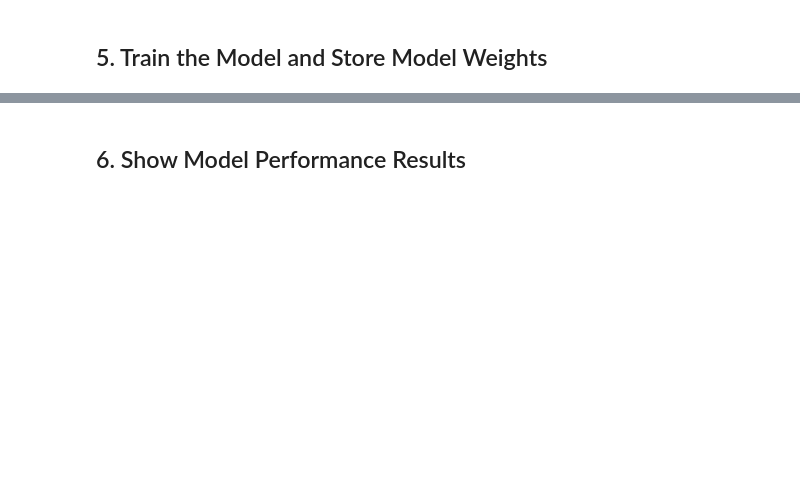
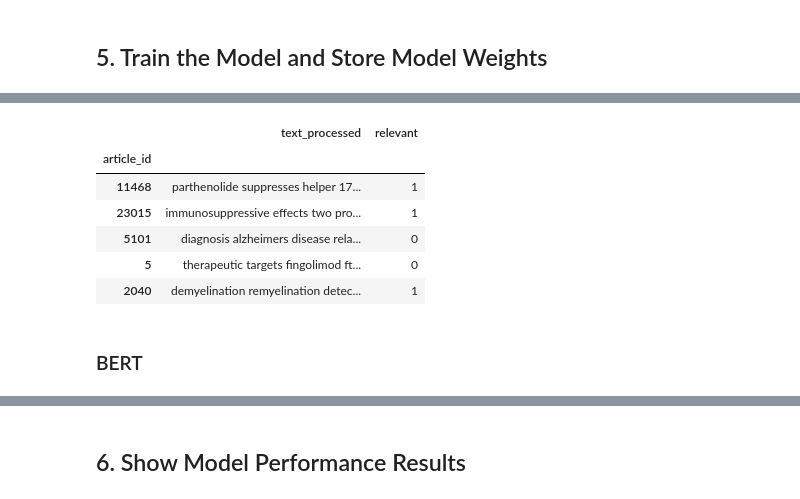
Before and after one commit to franciscogomes1999/GregoryAIxNovaSBE, a Jupyter notebook: notebooks_to_run/training_model.ipynb, the cells around one changed output, grey strips where cells are left out. Cells and saved outputs as stored; diff of their text form; code cells hidden in the pictures; blank space fills up the shorter version.

```diff
--- a/notebooks_to_run/training_model.ipynb
+++ b/notebooks_to_run/training_model.ipynb
@@ -335,0 +335,11 @@ Below you have the different sections for the different approaches.
+# %%
+# let's keep the articles that:
+# don't have a predicted_label (ones with real labels)
+# or don't have predicted label confidence >= 0.95
+
+confidence_threshold = 0.95
+
+pseudo_labelled_df = pseudo_labelled_df[
+    (pseudo_labelled_df.predicted_label.isna()) |
+    (pseudo_labelled_df.confidence >= confidence_threshold)
+]
@@ -335,0 +348,13 @@ Below you have the different sections for the different approaches.
+# %%
+# drop the columns predicte_label and confidence from train_df
+
+train_df = train_df.drop(columns=['predicted_label', 'confidence'])
+train_df.head()
+# %% [output]
+|  | text_processed | relevant |
+| article_id |  |  |
+| 11468 | parthenolide suppresses helper 17... | 1 |
+| 23015 | immunosuppressive effects two pro... | 1 |
+| 5101 | diagnosis alzheimers disease rela... | 0 |
+| 5 | therapeutic targets fingolimod ft... | 0 |
+| 2040 | demyelination remyelination detec... | 1 |
@@ -336 +365,3 @@ Below you have the different sections for the different approaches.
+# %% [markdown]
+### BERT
 # %%
```
Also changed, not shown: parts of 11 cells of this notebook, 5 other files.
